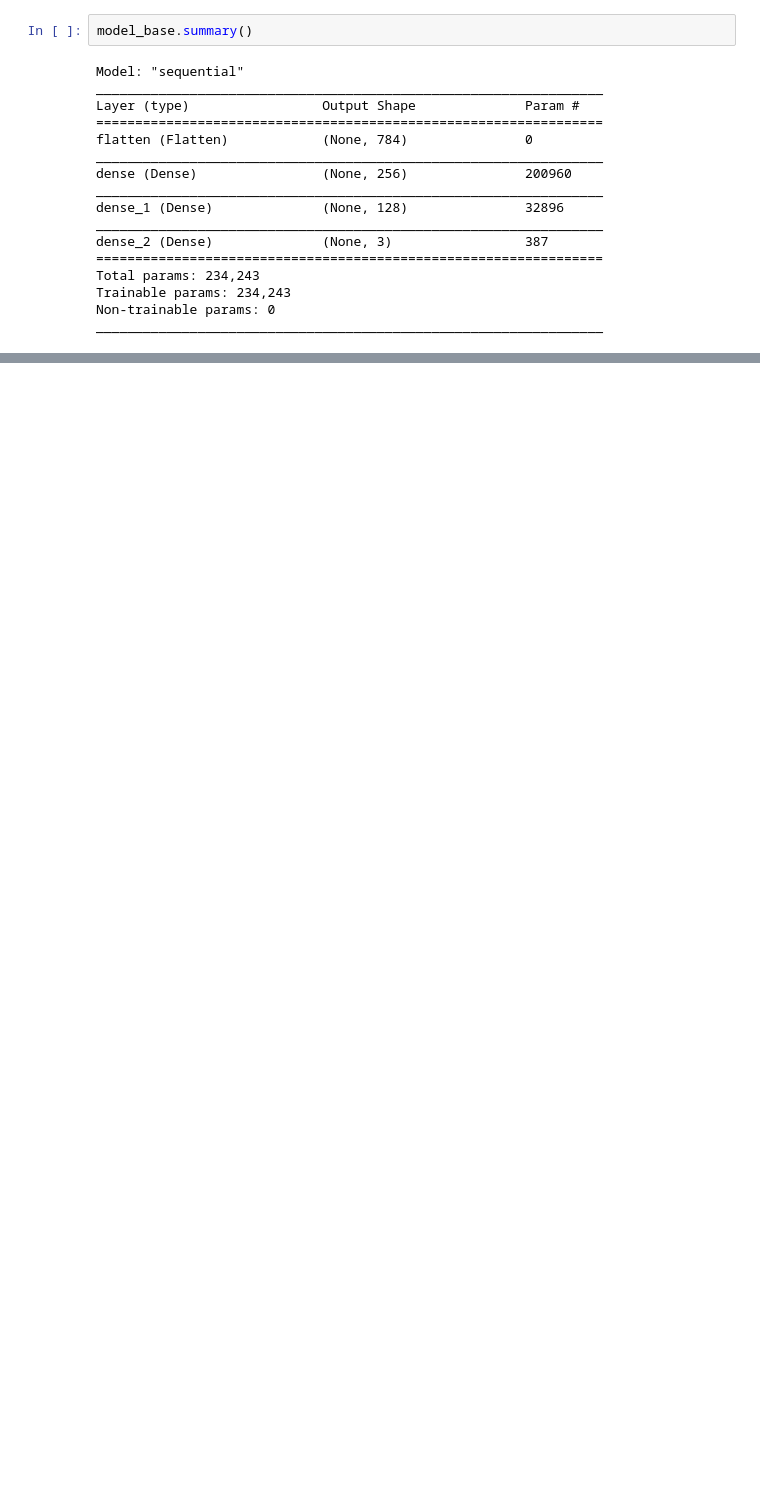
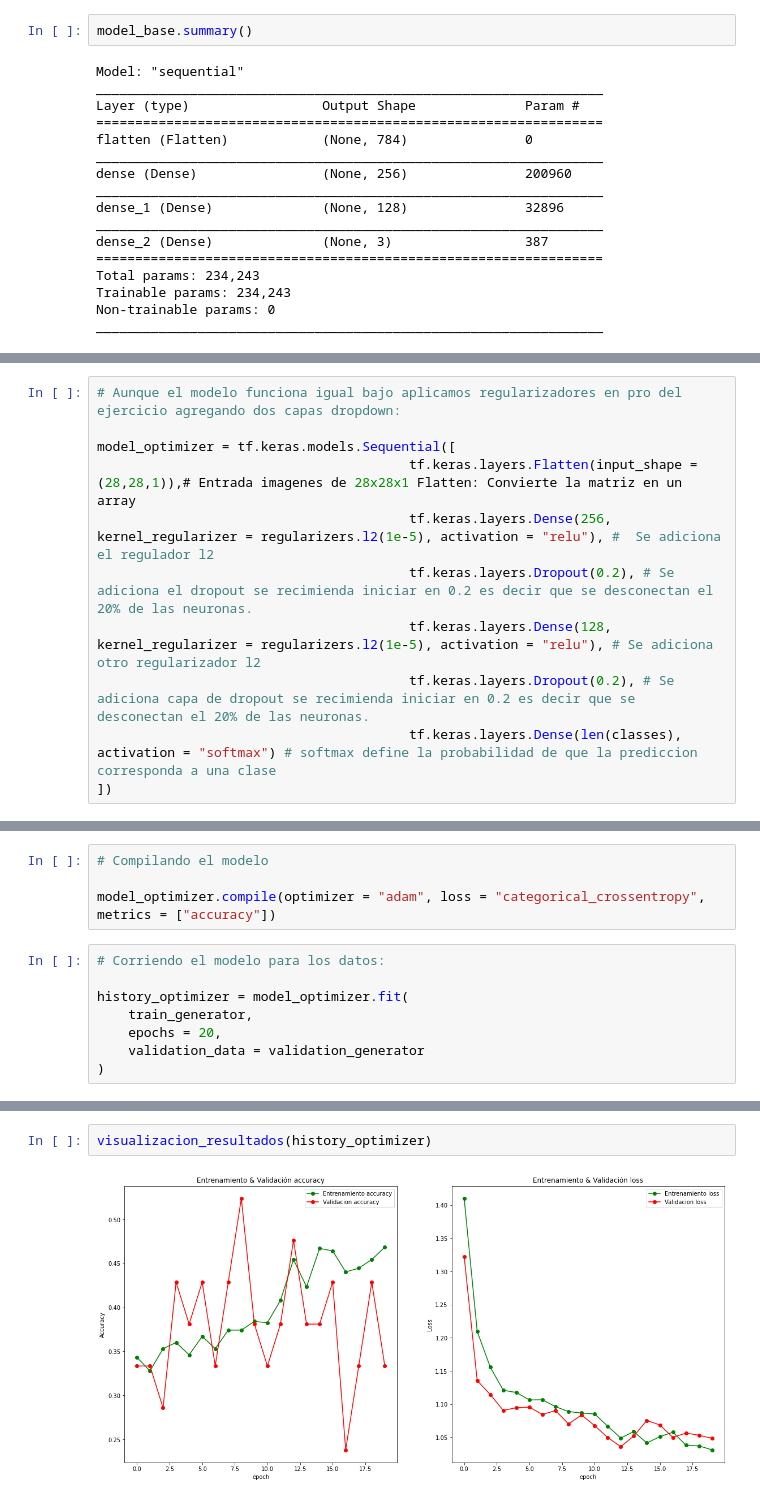
Before and after one commit to Alejandro865/Kaggle_1, a Jupyter notebook: ejercicio-walk.ipynb, the cells around one changed output, grey strips where cells are left out. Saved outputs shown, nothing was run; the diff lists cells and outputs as text; blank space fills up the shorter version.

Commit message:
Kaggle Notebook | Ejercicio_walk | Version 4

```diff
--- a/ejercicio-walk.ipynb
+++ b/ejercicio-walk.ipynb
@@ -179,0 +194,11 @@ visualizacion_resultados(history)
+# %%
+# Aunque el modelo funciona igual bajo aplicamos regularizadores en pro del ejercicio agregando dos capas dropdown:
+
+model_optimizer = tf.keras.models.Sequential([
+                                        tf.keras.layers.Flatten(input_shape = (28,28,1)),# Entrada imagenes de 28x28x1 Flatten: Convierte la matriz en un array
+                                        tf.keras.layers.Dense(256, kernel_regularizer = regularizers.l2(1e-5), activation = "relu"), #  Se adiciona el regulador l2
+                                        tf.keras.layers.Dropout(0.2), # Se adiciona el dropout se recimienda iniciar en 0.2 es decir que se desconectan el 20% de las neuronas.
+                                        tf.keras.layers.Dense(128, kernel_regularizer = regularizers.l2(1e-5), activation = "relu"), # Se adiciona otro regularizador l2
+                                        tf.keras.layers.Dropout(0.2), # Se adiciona capa de dropout se recimienda iniciar en 0.2 es decir que se desconectan el 20% de las neuronas.
+                                        tf.keras.layers.Dense(len(classes), activation = "softmax") # softmax define la probabilidad de que la prediccion corresponda a una clase
+])
@@ -179,0 +228,12 @@ visualizacion_resultados(history)
+# %%
+# Compilando el modelo
+
+model_optimizer.compile(optimizer = "adam", loss = "categorical_crossentropy", metrics = ["accuracy"])
+# %%
+# Corriendo el modelo para los datos:
+
+history_optimizer = model_optimizer.fit(
+    train_generator,
+    epochs = 20,
+    validation_data = validation_generator
+)
@@ -179,0 +258,4 @@ visualizacion_resultados(history)
+# %%
+visualizacion_resultados(history_optimizer)
+# %% [output]
+[figure, added]
```
Also changed, not shown: parts of 23 cells of this notebook.
